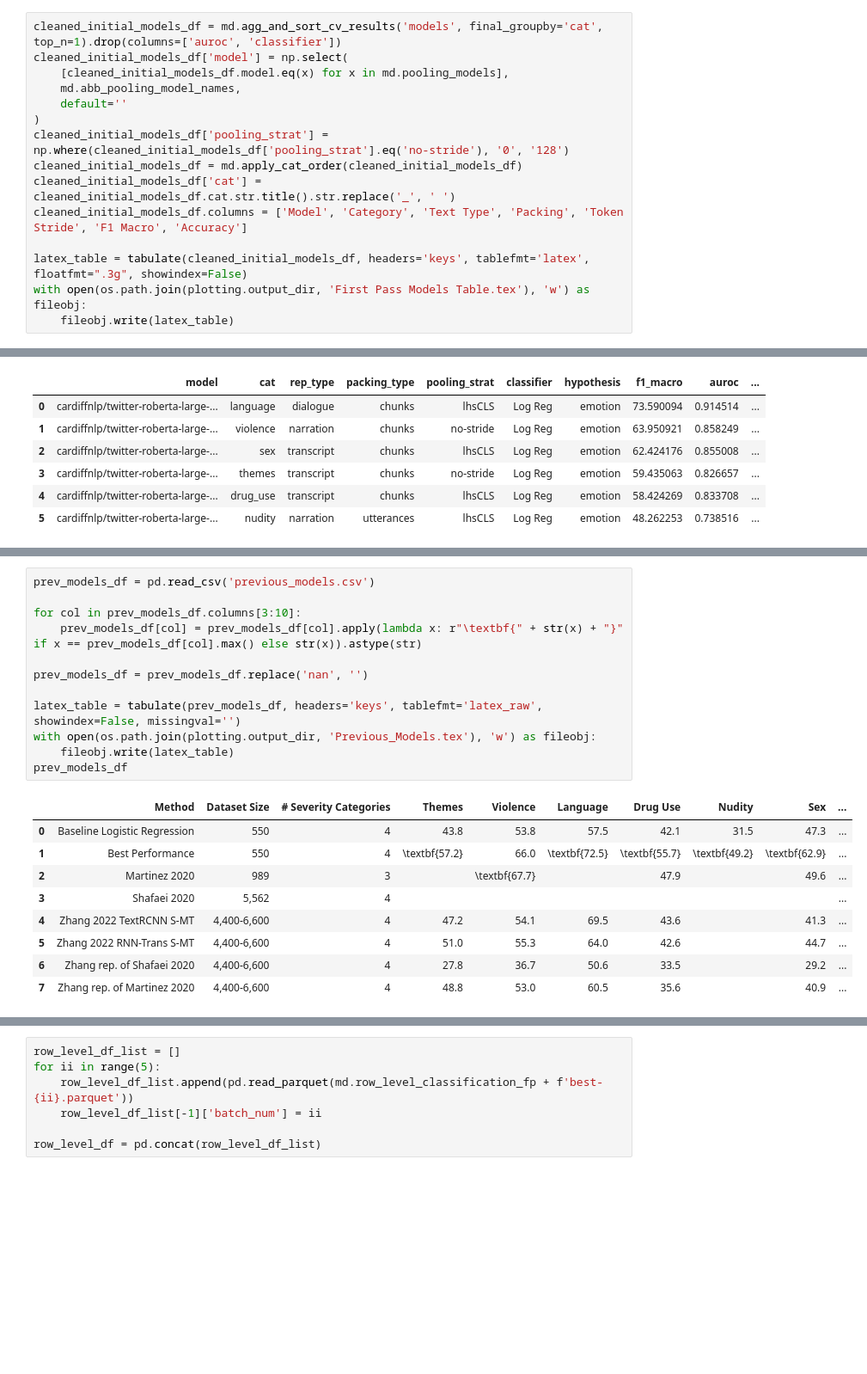
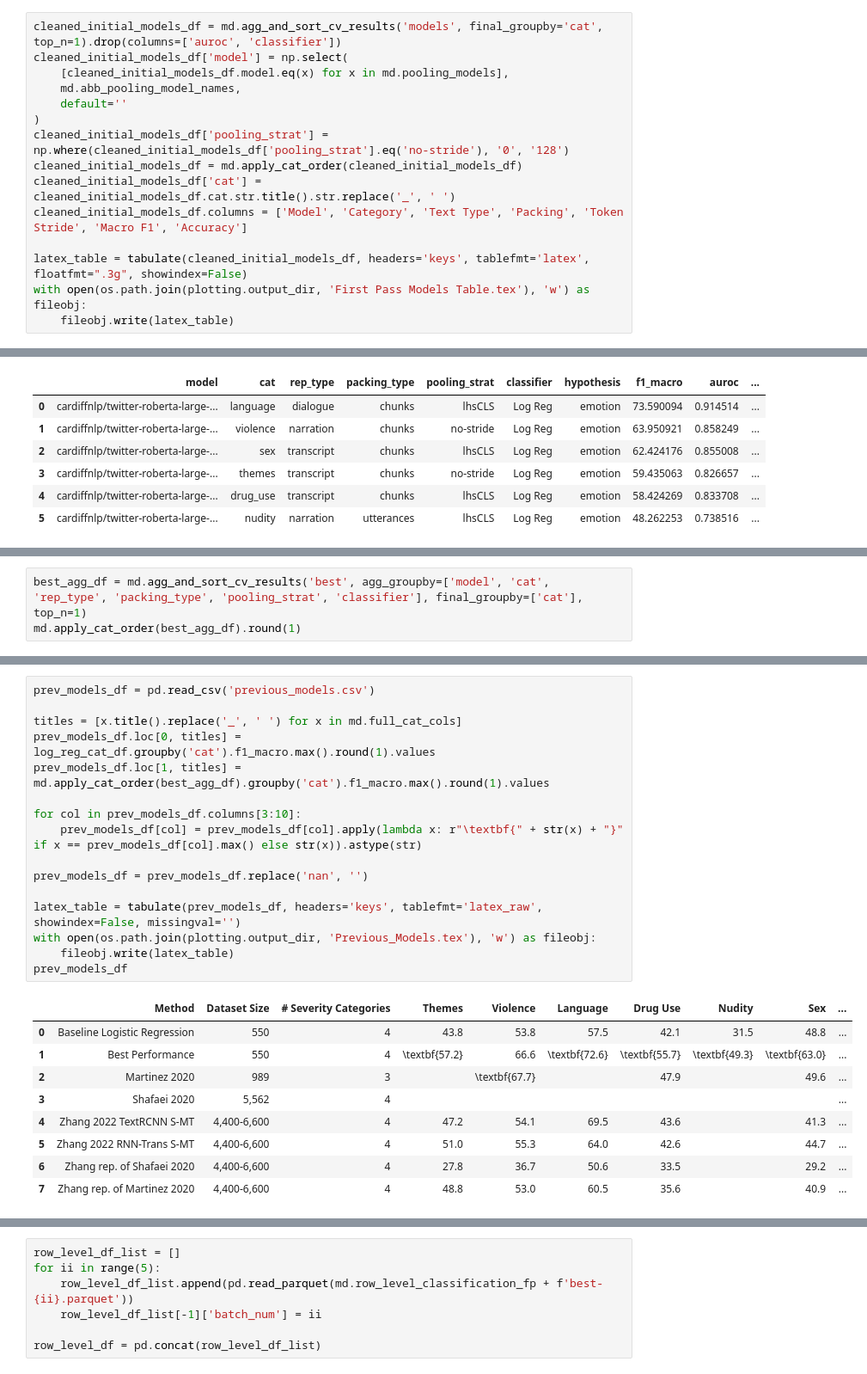
Before and after one commit to sydney-machine-learning/audiodescription-abusedetection, a Jupyter notebook: 03_model_architecture_exploration.ipynb, the cells around one changed output, grey strips where cells are left out. Shown: that part at 86% size. Saved outputs shown, nothing was run; the diff lists cells and outputs as text; blank space fills up the shorter version.

```diff
--- a/03_model_architecture_exploration.ipynb
+++ b/03_model_architecture_exploration.ipynb
@@ -94,7 +94,7 @@ cleaned_initial_models_df['model'] = np.select(
 cleaned_initial_models_df['pooling_strat'] = np.where(cleaned_initial_models_df['pooling_strat'].eq('no-stride'), '0', '128')
 cleaned_initial_models_df = md.apply_cat_order(cleaned_initial_models_df)
 cleaned_initial_models_df['cat'] = cleaned_initial_models_df.cat.str.title().str.replace('_', ' ')
-cleaned_initial_models_df.columns = ['Model', 'Category', 'Text Type', 'Packing', 'Token Stride', 'F1 Macro', 'Accuracy']
+cleaned_initial_models_df.columns = ['Model', 'Category', 'Text Type', 'Packing', 'Token Stride', 'Macro F1', 'Accuracy']
 
 latex_table = tabulate(cleaned_initial_models_df, headers='keys', tablefmt='latex', floatfmt=".3g", showindex=False)
 with open(os.path.join(plotting.output_dir, 'First Pass Models Table.tex'), 'w') as fileobj:
@@ -260,0 +251,3 @@ models_top_1_df
+# %%
+best_agg_df = md.agg_and_sort_cv_results('best', agg_groupby=['model', 'cat', 'rep_type', 'packing_type', 'pooling_strat', 'classifier'], final_groupby=['cat'], top_n=1)
+md.apply_cat_order(best_agg_df).round(1)
@@ -261,19 +266,23 @@ models_top_1_df
 # %%
 prev_models_df = pd.read_csv('previous_models.csv')
+
+titles = [x.title().replace('_', ' ') for x in md.full_cat_cols]
+prev_models_df.loc[0, titles] = log_reg_cat_df.groupby('cat').f1_macro.max().round(1).values
+prev_models_df.loc[1, titles] = md.apply_cat_order(best_agg_df).groupby('cat').f1_macro.max().round(1).values
 
 for col in prev_models_df.columns[3:10]:
     prev_models_df[col] = prev_models_df[col].apply(lambda x: r"\textbf{" + str(x) + "}" if x == prev_models_df[col].max() else str(x)).astype(str)
 
 prev_models_df = prev_models_df.replace('nan', '')
 
 latex_table = tabulate(prev_models_df, headers='keys', tablefmt='latex_raw', showindex=False, missingval='')
 with open(os.path.join(plotting.output_dir, 'Previous_Models.tex'), 'w') as fileobj:
     fileobj.write(latex_table)
 prev_models_df
 # %% [output]
 |  | Method | Dataset Size | # Severity Categories | Themes | Violence | Language | Drug Use | Nudity | Sex | ... |
-| 0 | Baseline Logistic Regression | 550 | 4 | 43.8 | 53.8 | 57.5 | 42.1 | 31.5 | 47.3 | ... |
-| 1 | Best Performance | 550 | 4 | \textbf{57.2} | 66.0 | \textbf{72.5} | \textbf{55.7} | \textbf{49.2} | \textbf{62.9} | ... |
+| 0 | Baseline Logistic Regression | 550 | 4 | 43.8 | 53.8 | 57.5 | 42.1 | 31.5 | 48.8 | ... |
+| 1 | Best Performance | 550 | 4 | \textbf{57.2} | 66.6 | \textbf{72.6} | \textbf{55.7} | \textbf{49.3} | \textbf{63.0} | ... |
 | 2 | Martinez 2020 | 989 | 3 |  | \textbf{67.7} |  | 47.9 |  | 49.6 | ... |
 | 3 | Shafaei 2020 | 5,562 | 4 |  |  |  |  |  |  | ... |
 | 4 | Zhang 2022 TextRCNN S-MT | 4,400-6,600 | 4 | 47.2 | 54.1 | 69.5 | 43.6 |  | 41.3 | ... |
```
Also changed, not shown: parts of 12 cells of this notebook, 3 other files.
